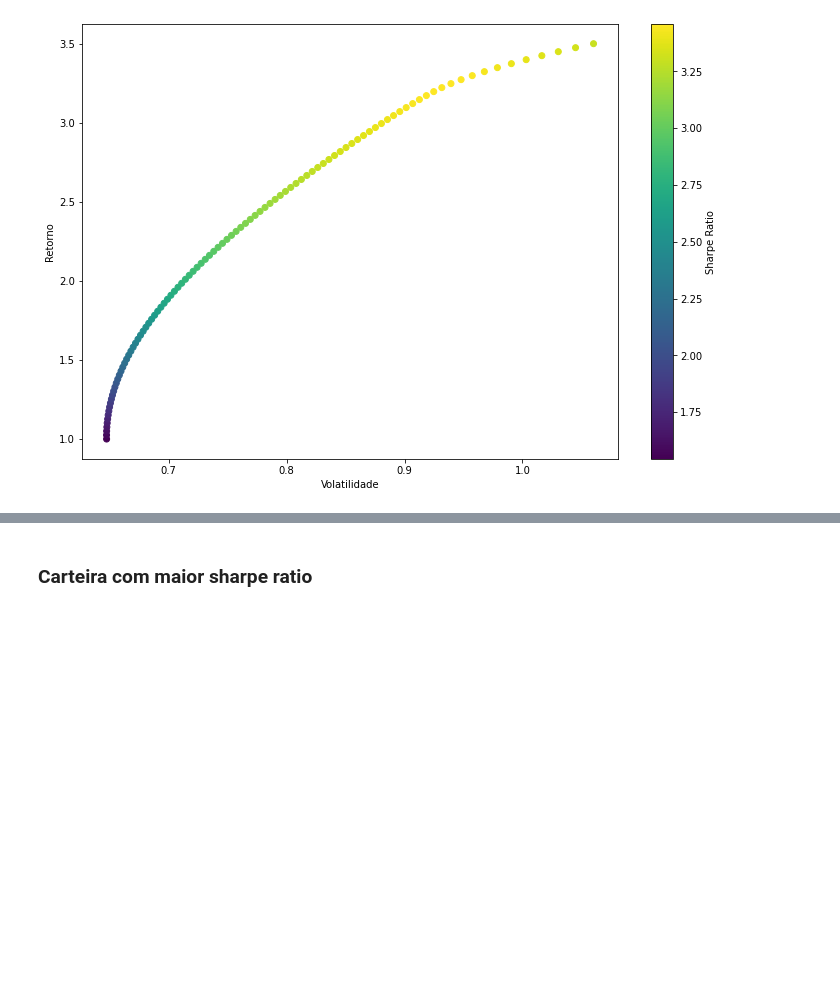
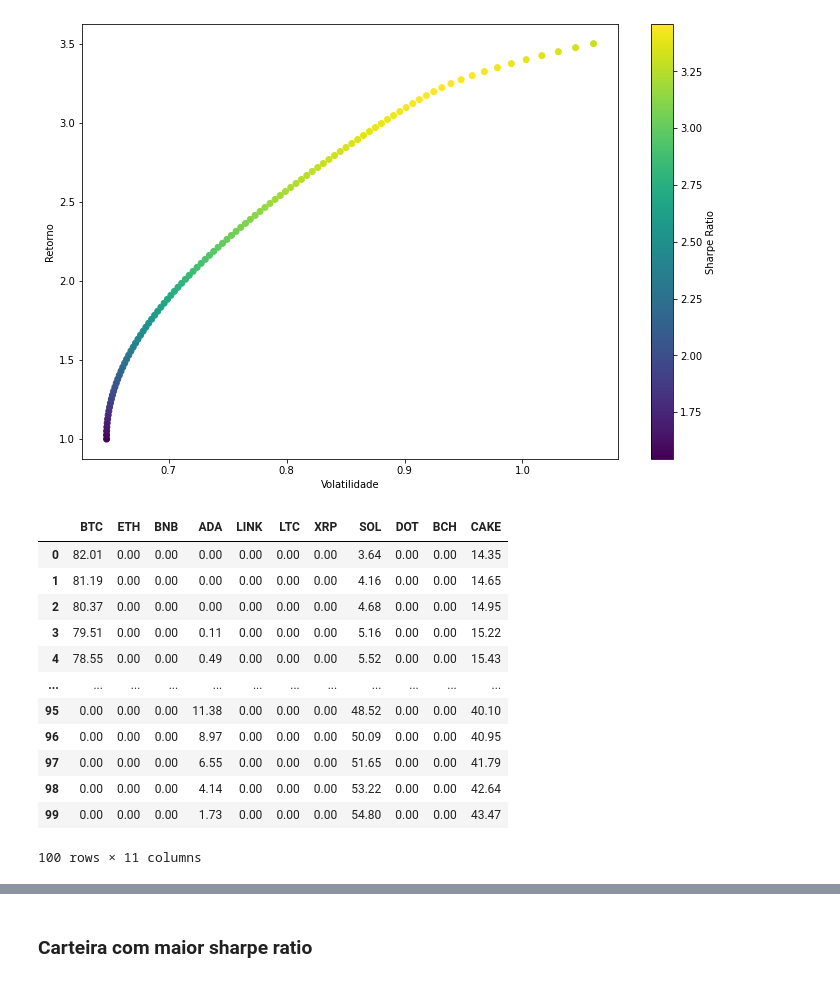
Before and after one commit to lamartinet/cripto, a Jupyter notebook: portfolio/src/otimizacao_carteiras.ipynb, the cells around one changed output, grey strips where cells are left out. Cells and saved outputs as stored; diff of their text form; code cells hidden in the pictures; blank space fills up the shorter version.

```diff
--- a/portfolio/src/otimizacao_carteiras.ipynb
+++ b/portfolio/src/otimizacao_carteiras.ipynb
@@ -81,6 +76,7 @@ sharpe_ratio = []
 # %%
 frontier_y = np.linspace(1, 3.5, 100)
 frontier_x = []
+pesos = []
 
 for possivel_retorno in frontier_y:
     cons = ({'type': 'eq', 'fun': lambda x: np.sum(x) - 1},
@@ -88,5 +84,6 @@ for possivel_retorno in frontier_y:
     resultado = optimize.minimize(minimize_volatility, initial_guess, method='SLSQP', bounds=bounds, constraints=cons)
     frontier_x.append(resultado['fun'])
     sharpe_ratio.append( calcular_desempenho(resultado.x)[2] )
+    pesos.append(resultado.x)
 # %%
 plt.figure(figsize=(12,8))
@@ -100,3 +95,20 @@ plt.ylabel('Retorno')
 plt.show()
 # %% [output]
 [figure]
+# %%
+carteiras = pd.DataFrame(columns=simbolos, data=pesos)
+carteiras.applymap(lambda x: "%.2f" % (x * 100) )
+# %% [output]
+|  | BTC | ETH | BNB | ADA | LINK | LTC | XRP | SOL | DOT | BCH | CAKE |
+| 0 | 82.01 | 0.00 | 0.00 | 0.00 | 0.00 | 0.00 | 0.00 | 3.64 | 0.00 | 0.00 | 14.35 |
+| 1 | 81.19 | 0.00 | 0.00 | 0.00 | 0.00 | 0.00 | 0.00 | 4.16 | 0.00 | 0.00 | 14.65 |
+| 2 | 80.37 | 0.00 | 0.00 | 0.00 | 0.00 | 0.00 | 0.00 | 4.68 | 0.00 | 0.00 | 14.95 |
+| 3 | 79.51 | 0.00 | 0.00 | 0.11 | 0.00 | 0.00 | 0.00 | 5.16 | 0.00 | 0.00 | 15.22 |
+| 4 | 78.55 | 0.00 | 0.00 | 0.49 | 0.00 | 0.00 | 0.00 | 5.52 | 0.00 | 0.00 | 15.43 |
+| ... | ... | ... | ... | ... | ... | ... | ... | ... | ... | ... | ... |
+| 95 | 0.00 | 0.00 | 0.00 | 11.38 | 0.00 | 0.00 | 0.00 | 48.52 | 0.00 | 0.00 | 40.10 |
+| 96 | 0.00 | 0.00 | 0.00 | 8.97 | 0.00 | 0.00 | 0.00 | 50.09 | 0.00 | 0.00 | 40.95 |
+| 97 | 0.00 | 0.00 | 0.00 | 6.55 | 0.00 | 0.00 | 0.00 | 51.65 | 0.00 | 0.00 | 41.79 |
+| 98 | 0.00 | 0.00 | 0.00 | 4.14 | 0.00 | 0.00 | 0.00 | 53.22 | 0.00 | 0.00 | 42.64 |
+| 99 | 0.00 | 0.00 | 0.00 | 1.73 | 0.00 | 0.00 | 0.00 | 54.80 | 0.00 | 0.00 | 43.47 |
+100 rows × 11 columns
```
Also changed, not shown: parts of 6 cells of this notebook, 3 other files.
